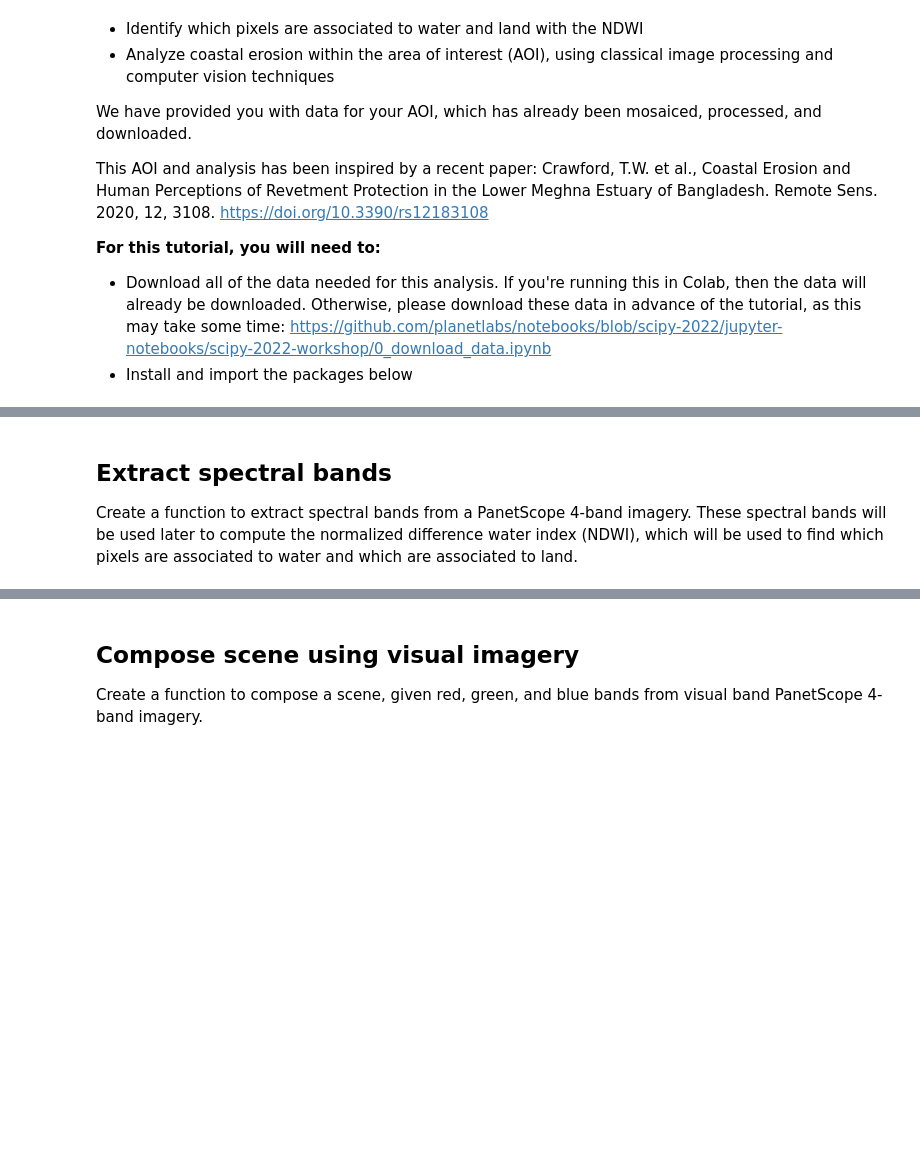
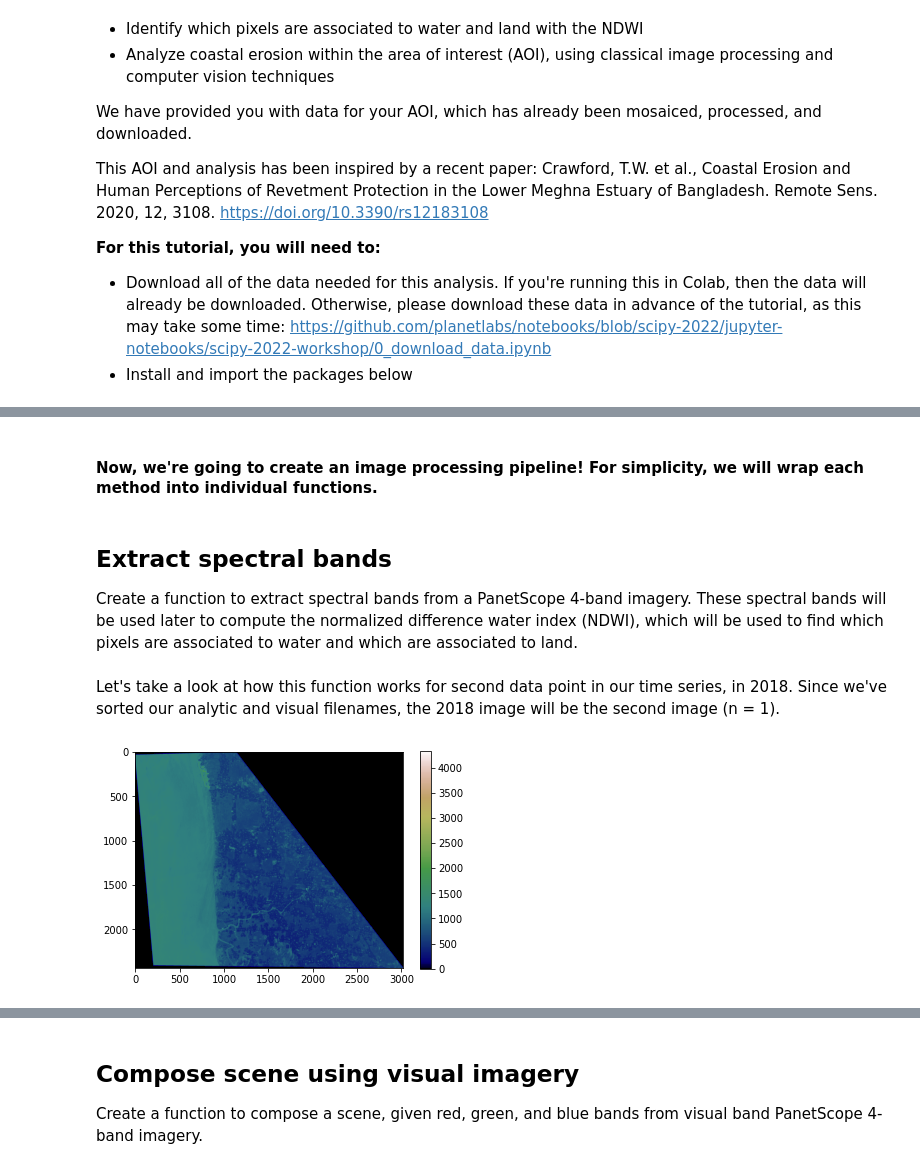
Before and after one commit to planetlabs/notebooks, a Jupyter notebook: jupyter-notebooks/scipy-2022-workshop/coastline_analysis.ipynb, the cells around one changed output, grey strips where cells are left out. Cells and saved outputs as stored; diff of their text form; code cells hidden in the pictures; blank space fills up the shorter version.

```diff
--- a/jupyter-notebooks/scipy-2022-workshop/coastline_analysis.ipynb
+++ b/jupyter-notebooks/scipy-2022-workshop/coastline_analysis.ipynb
@@ -49,10 +55,11 @@ visual_filenames = glob(data_directory + "/*visual/composite.tif")
 analytic_filenames.sort()
 visual_filenames.sort()
+# %% [markdown]
+#### Now, we're going to create an image processing pipeline! For simplicity, we will wrap each method into individual functions.
 # %% [markdown]
 ## Extract spectral bands
 Create a function to extract spectral bands from a PanetScope 4-band imagery.
-These spectral bands will be used later to compute the normalized difference water index (NDWI), which will be used
-to find which pixels are associated to water and which are associated to land.
+These spectral bands will be used later to compute the normalized difference water index (NDWI), which will be used to find which pixels are associated to water and which are associated to land.
 # %%
 def extract_spectral_bands(image_filename):
     """
@@ -77,3 +84,5 @@ def extract_spectral_bands(image_filename):
         band_nir = src.read(4)
 
     return band_green, band_nir
+# %% [markdown]
+Let's take a look at how this function works for second data point in our time series, in 2018. Since we've sorted our analytic and visual filenames, the 2018 image will be the second image (n = 1).
@@ -79,0 +94,11 @@ def extract_spectral_bands(image_filename):
+# %%
+# Plot the green band using a non-default color ramp & a color bar
+# see also: https://matplotlib.org/stable/tutorials/colors/colormaps.html
+fig = plt.imshow(band_green)
+fig.set_cmap('gist_earth')
+plt.colorbar()
+
+# Display the results.
+plt.show()
+# %% [output]
+[figure, added]
```
Also changed, not shown: parts of 57 cells of this notebook.
